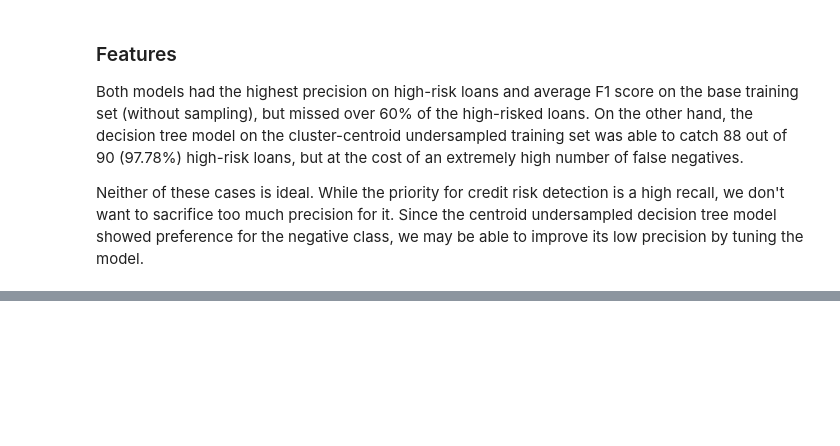
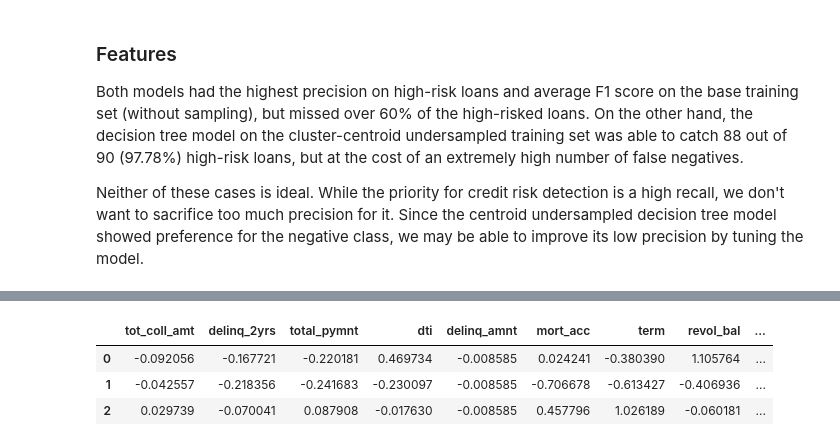
Before and after one commit to tri-bui/sandbox-ml, a Jupyter notebook: lt-credit-risk/credit_risk.ipynb, the cells around one changed output, grey strips where cells are left out. Drawn from its saved outputs; the diff is of its cells as text; code cells hidden in the pictures; blank space fills up the shorter version.

Commit message:
Add ml on selected features to credit_risk.ipynb

```diff
--- a/lt-credit-risk/credit_risk.ipynb
+++ b/lt-credit-risk/credit_risk.ipynb
@@ -835,10 +811,6 @@ array(['dti', 'issue_month', 'loan_amnt', 'mo_sin_old_rev_tl_op',
 # %%
-# Scaled feature coefficients for cluster-centroid undersampled decision tree
-ccu_feats = sorted(
-    zip(np.abs(tree_ccu.feature_importances_) / np.abs(tree_ccu.feature_importances_).sum(),
-        X_train_scaled.columns),
-    reverse=True)
-ccu_feats1 = [feat for feat in ccu_feats if feat[0] > 0.01] # feats with relative coefficient > 1%
-print(len(ccu_feats1))
-ccu_feats1
+# Top 12 feature coefficients for cluster-centroid undersampled decision tree
+ccu_feats = sorted(zip(np.abs(tree_ccu.feature_importances_), X_train_scaled.columns), reverse=True)
+ccu_feats = np.array(ccu_feats[:12]) # top 12
+ccu_feats
 # %% [output]
@@ -860,0 +880,9 @@ array(['dti', 'total_pymnt'], dtype='<U32')
+# %%
+# Cluster centroid undersampling with selected features
+X_ccu_sel = pd.DataFrame(X_ccu, columns=X_train_scaled.columns)[ccu_feats[:, 1]]
+X_ccu_sel.head(3)
+# %% [output]
+|  | tot_coll_amt | delinq_2yrs | total_pymnt | dti | delinq_amnt | mort_acc | term | revol_bal | ... |
+| 0 | -0.092056 | -0.167721 | -0.220181 | 0.469734 | -0.008585 | 0.024241 | -0.380390 | 1.105764 | ... |
+| 1 | -0.042557 | -0.218356 | -0.241683 | -0.230097 | -0.008585 | -0.706678 | -0.613427 | -0.406936 | ... |
+| 2 | 0.029739 | -0.070041 | 0.087908 | -0.017630 | -0.008585 | 0.457796 | 1.026189 | -0.060181 | ... |
```
Also changed, not shown: parts of 9 cells of this notebook.
